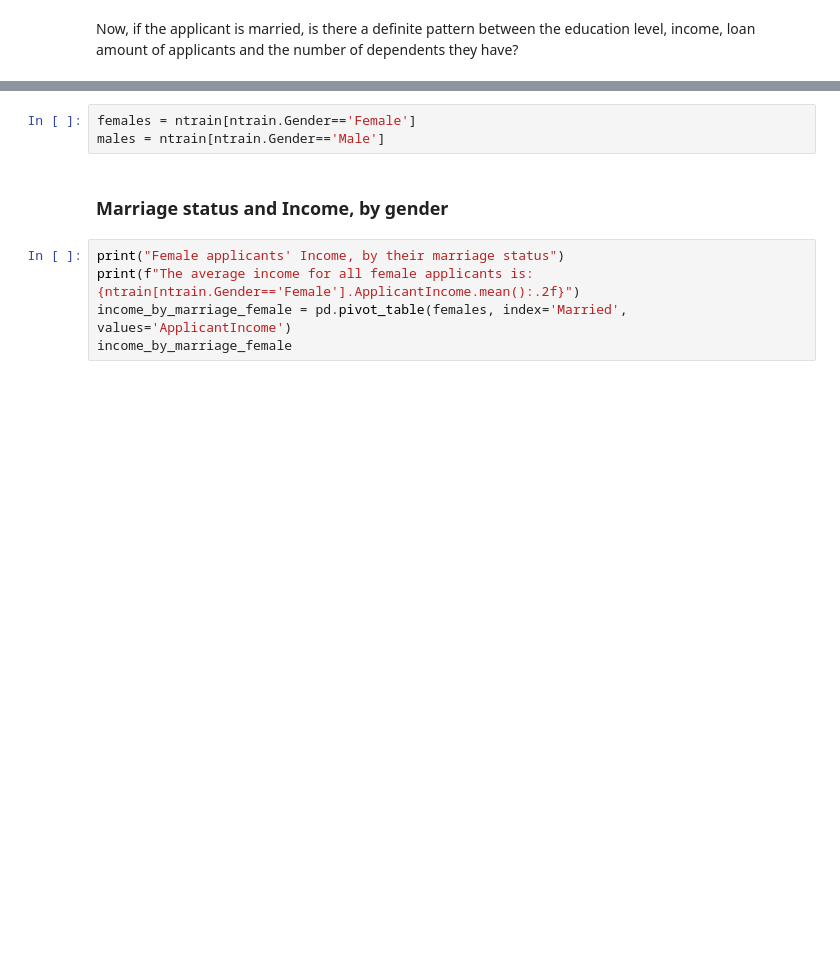
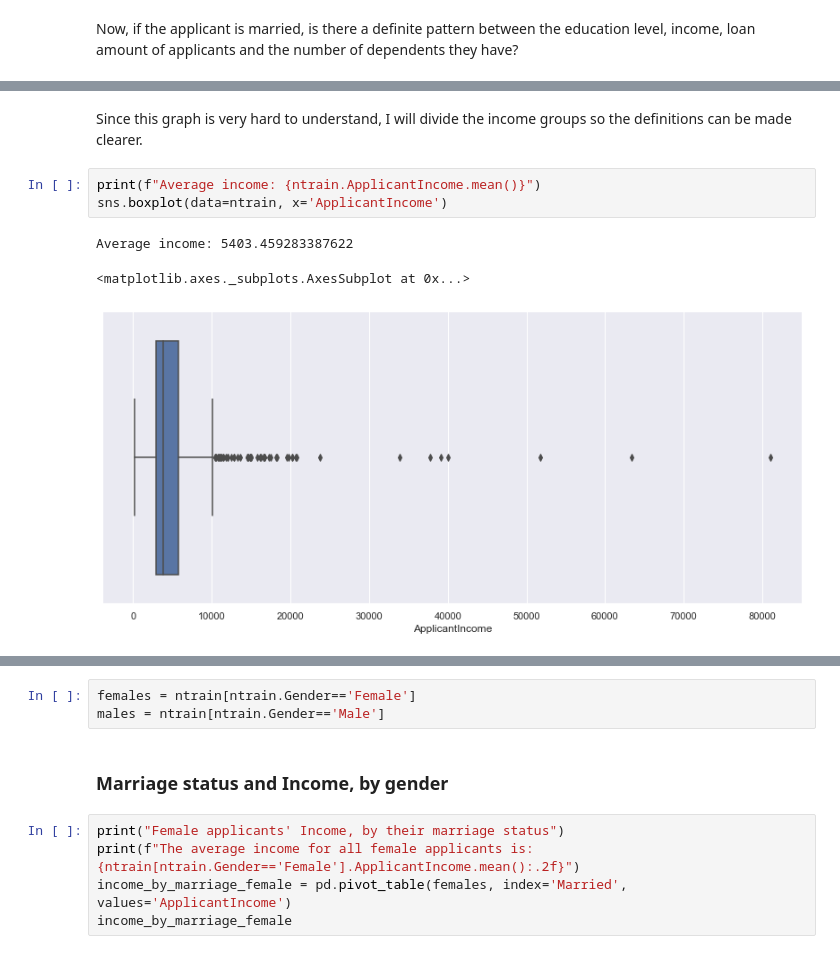
Before and after one commit to imeugeneco/chonggakkimchi, a Jupyter notebook: loan-prediction/Untitled.ipynb, the cells around one changed output, grey strips where cells are left out. Cells and saved outputs as stored; diff of their text form; blank space fills up the shorter version.

```diff
--- a/loan-prediction/Untitled.ipynb
+++ b/loan-prediction/Untitled.ipynb
@@ -176,0 +368,9 @@ Now, if the applicant is married, is there a definite pattern between the educat
+# %% [markdown]
+Since this graph is very hard to understand, I will divide the income groups so the definitions can be made clearer.
+# %%
+print(f"Average income: {ntrain.ApplicantIncome.mean()}")
+sns.boxplot(data=ntrain, x='ApplicantIncome')
+# %% [output]
+Average income: 5403.459283387622
+<matplotlib.axes._subplots.AxesSubplot at 0x...>
+[figure, added]
```
Also changed, not shown: parts of 44 cells of this notebook.
